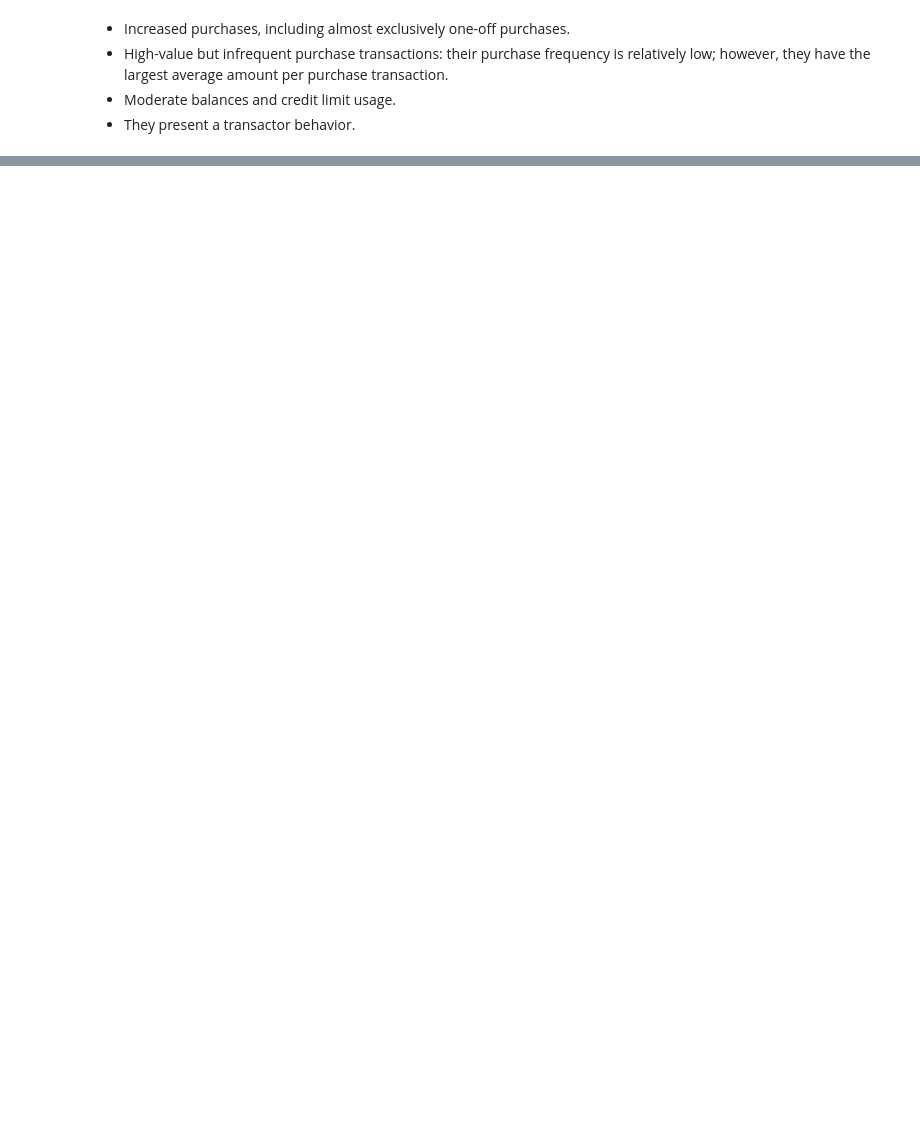
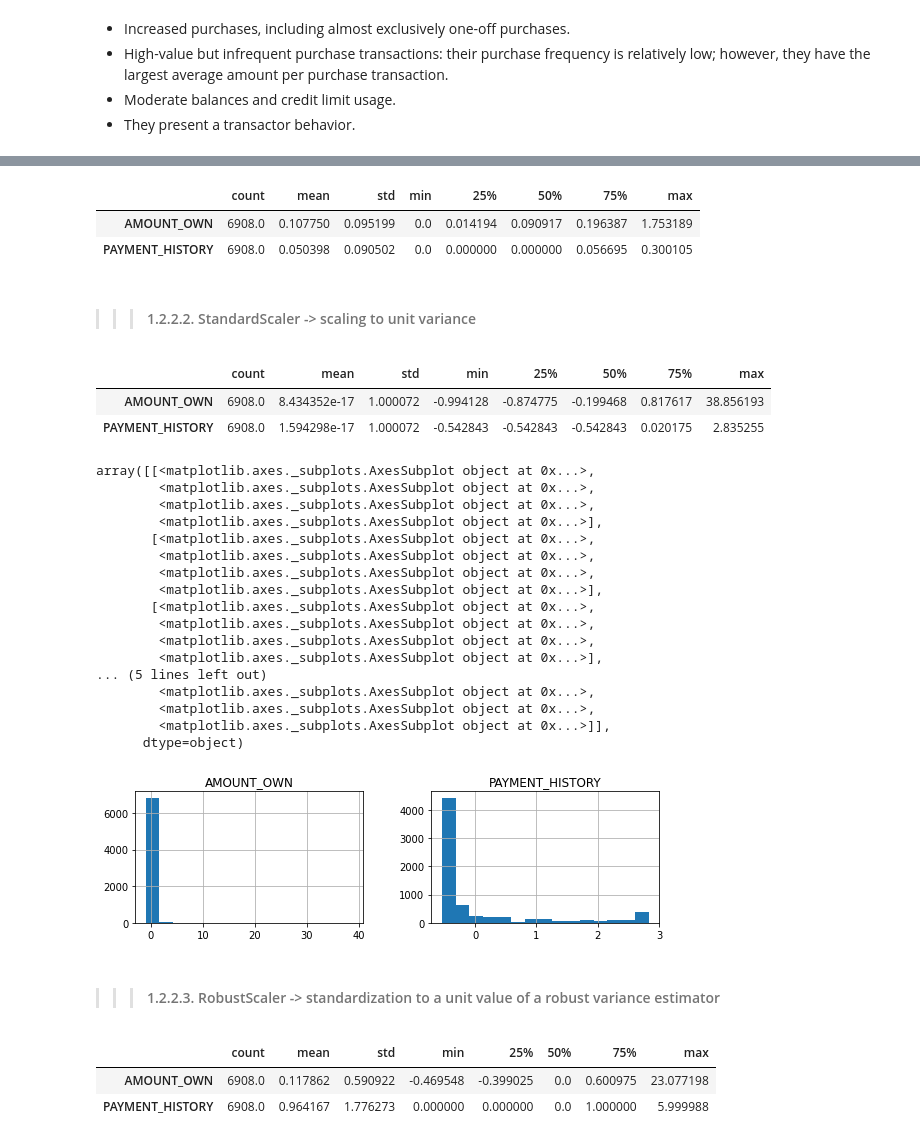
Before and after one commit to DinaZakaria/Credit-Card-Segmentation, a Jupyter notebook: ML2_Project_V04.ipynb, the cells around one changed output, grey strips where cells are left out. Drawn from its saved outputs; the diff is of its cells as text; code cells hidden in the pictures; blank space fills up the shorter version.

```diff
--- a/ML2_Project_V04.ipynb
+++ b/ML2_Project_V04.ipynb
@@ -1518,0 +1531,7 @@ relatively low; however, they have the largest average amount per purchase trans
+# %%
+Amount_owned_col = 0.3 * (CC_data ['BALANCE'] / CC_data['CREDIT_LIMIT'])
+Payment_history_col = 0.35 * (CC_data ['PRC_FULL_PAYMENT'])
+# %%
+CC_loan_df = pd.DataFrame (Amount_owned_col, columns = ['AMOUNT_OWN'])
+CC_loan_df['PAYMENT_HISTORY'] = Payment_history_col
+CC_loan_df
@@ -1518,0 +1554,2 @@ relatively low; however, they have the largest average amount per purchase trans
+# %%
+CC_df, cc_df_test = train_test_split(CC_loan_df, test_size=0.2, random_state=1)
@@ -1518,0 +1565,43 @@ relatively low; however, they have the largest average amount per purchase trans
+# %%
+CC_df_log.describe().T
+# %% [output]
+|  | count | mean | std | min | 25% | 50% | 75% | max |
+| AMOUNT_OWN | 6908.0 | 0.107750 | 0.095199 | 0.0 | 0.014194 | 0.090917 | 0.196387 | 1.753189 |
+| PAYMENT_HISTORY | 6908.0 | 0.050398 | 0.090502 | 0.0 | 0.000000 | 0.000000 | 0.056695 | 0.300105 |
+# %% [markdown]
+>>> #### 1.2.2.2. StandardScaler -> scaling to unit variance
+# %%
+CC_df_std = CC_df.copy()
+columns = CC_df_std.columns
+features = CC_df_std[columns]
+CC_df_std[columns] = StandardScaler().fit_transform(features.values)
+# %%
+CC_df_std.describe().T
+# %% [output]
+|  | count | mean | std | min | 25% | 50% | 75% | max |
+| AMOUNT_OWN | 6908.0 | 8.434352e-17 | 1.000072 | -0.994128 | -0.874775 | -0.199468 | 0.817617 | 38.856193 |
+| PAYMENT_HISTORY | 6908.0 | 1.594298e-17 | 1.000072 | -0.542843 | -0.542843 | -0.542843 | 0.020175 | 2.835255 |
+# %%
+# Histogram
+CC_df_std[columns].hist(bins=15, figsize=(20, 15), layout=(5, 4))
+# %% [output]
+array([[<matplotlib.axes._subplots.AxesSubplot object at 0x...>,
+        <matplotlib.axes._subplots.AxesSubplot object at 0x...>,
+        <matplotlib.axes._subplots.AxesSubplot object at 0x...>,
+        <matplotlib.axes._subplots.AxesSubplot object at 0x...>],
+       [<matplotlib.axes._subplots.AxesSubplot object at 0x...>,
+        <matplotlib.axes._subplots.AxesSubplot object at 0x...>,
+        <matplotlib.axes._subplots.AxesSubplot object at 0x...>,
+        <matplotlib.axes._subplots.AxesSubplot object at 0x...>],
+       [<matplotlib.axes._subplots.AxesSubplot object at 0x...>,
+        <matplotlib.axes._subplots.AxesSubplot object at 0x...>,
+        <matplotlib.axes._subplots.AxesSubplot object at 0x...>,
+        <matplotlib.axes._subplots.AxesSubplot object at 0x...>],
+... (5 lines left out)
+        <matplotlib.axes._subplots.AxesSubplot object at 0x...>,
+        <matplotlib.axes._subplots.AxesSubplot object at 0x...>,
+        <matplotlib.axes._subplots.AxesSubplot object at 0x...>]],
+      dtype=object)
+[figure, added]
+# %% [markdown]
+>>> #### 1.2.2.3. RobustScaler -> standardization to a unit value of a robust variance estimator
@@ -1518,0 +1613,6 @@ relatively low; however, they have the largest average amount per purchase trans
+# %%
+CC_df_robust.describe().T
+# %% [output]
+|  | count | mean | std | min | 25% | 50% | 75% | max |
+| AMOUNT_OWN | 6908.0 | 0.117862 | 0.590922 | -0.469548 | -0.399025 | 0.0 | 0.600975 | 23.077198 |
+| PAYMENT_HISTORY | 6908.0 | 0.964167 | 1.776273 | 0.000000 | 0.000000 | 0.0 | 1.000000 | 5.999988 |
```
Also changed, not shown: parts of 165 cells of this notebook.
